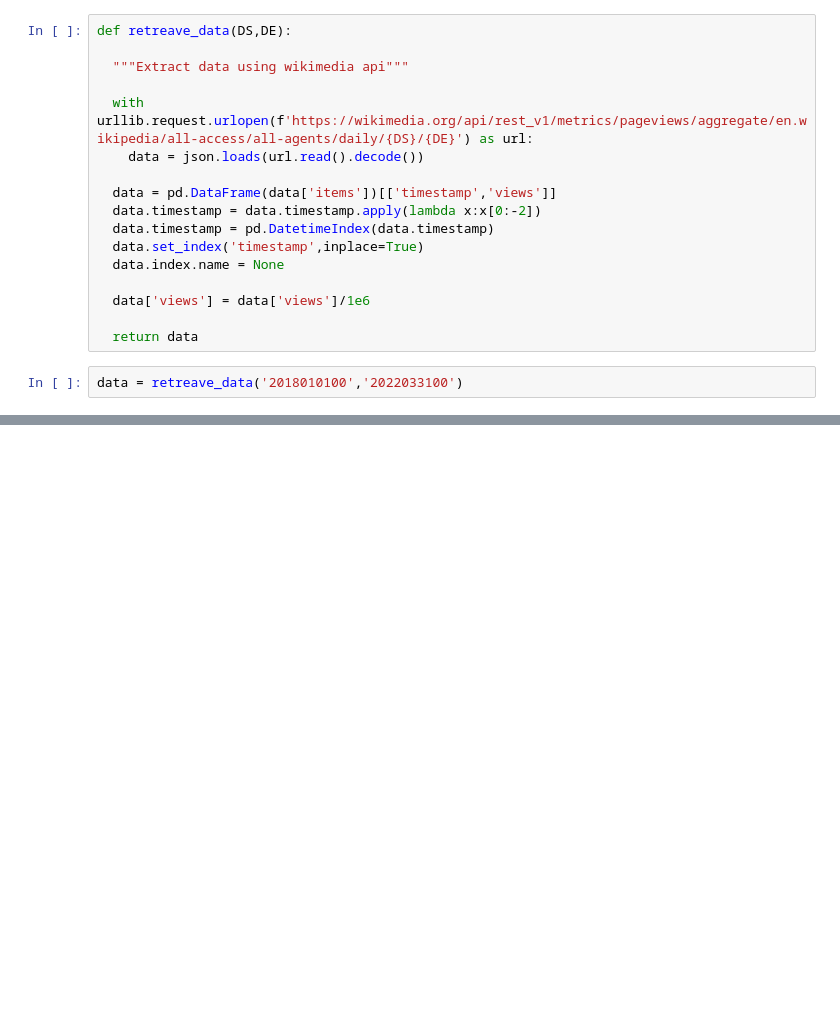
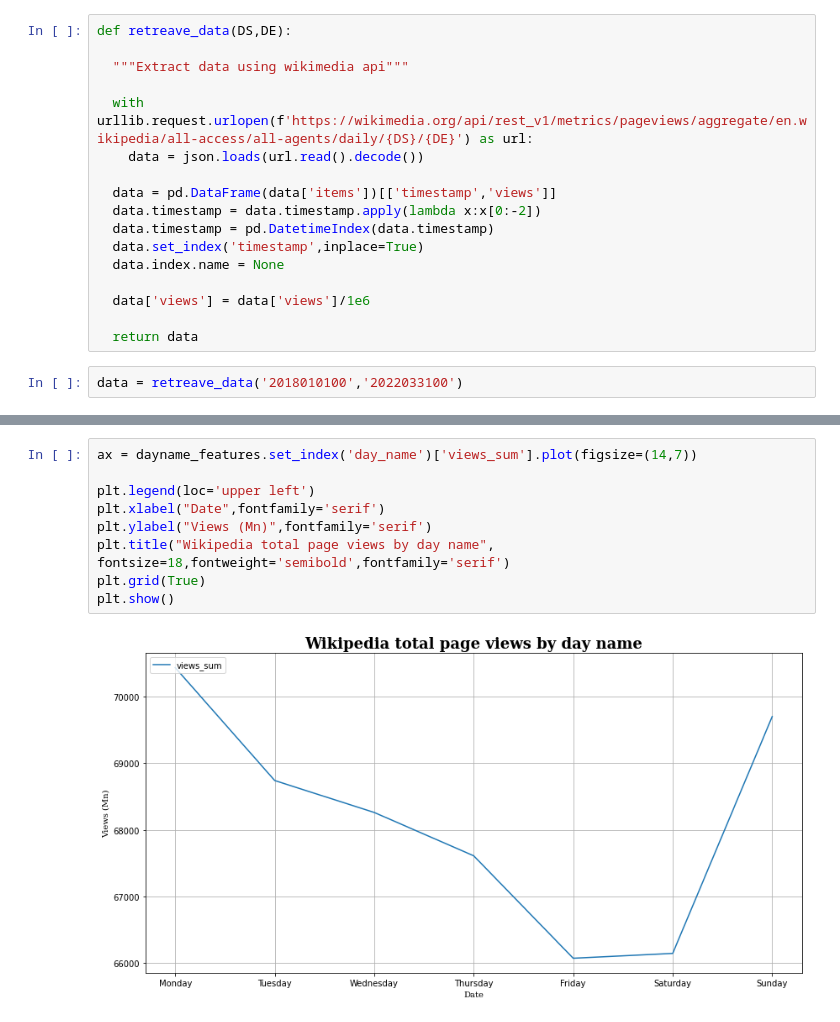
Before and after one commit to Ransaka/MyForecastingRepo, a Jupyter notebook: Getting Started/xgboost model.ipynb, the cells around one changed output, grey strips where cells are left out. Cells and saved outputs as stored; diff of their text form; blank space fills up the shorter version.

```diff
--- a/Getting Started/xgboost model.ipynb
+++ b/Getting Started/xgboost model.ipynb
@@ -34,0 +94,11 @@ plt.show()
+# %%
+ax = dayname_features.set_index('day_name')['views_sum'].plot(figsize=(14,7))
+
+plt.legend(loc='upper left')
+plt.xlabel("Date",fontfamily='serif')
+plt.ylabel("Views (Mn)",fontfamily='serif')
+plt.title("Wikipedia total page views by day name", fontsize=18,fontweight='semibold',fontfamily='serif')
+plt.grid(True)
+plt.show()
+# %% [output]
+[figure, added]
```
Also changed, not shown: parts of 36 cells of this notebook.
